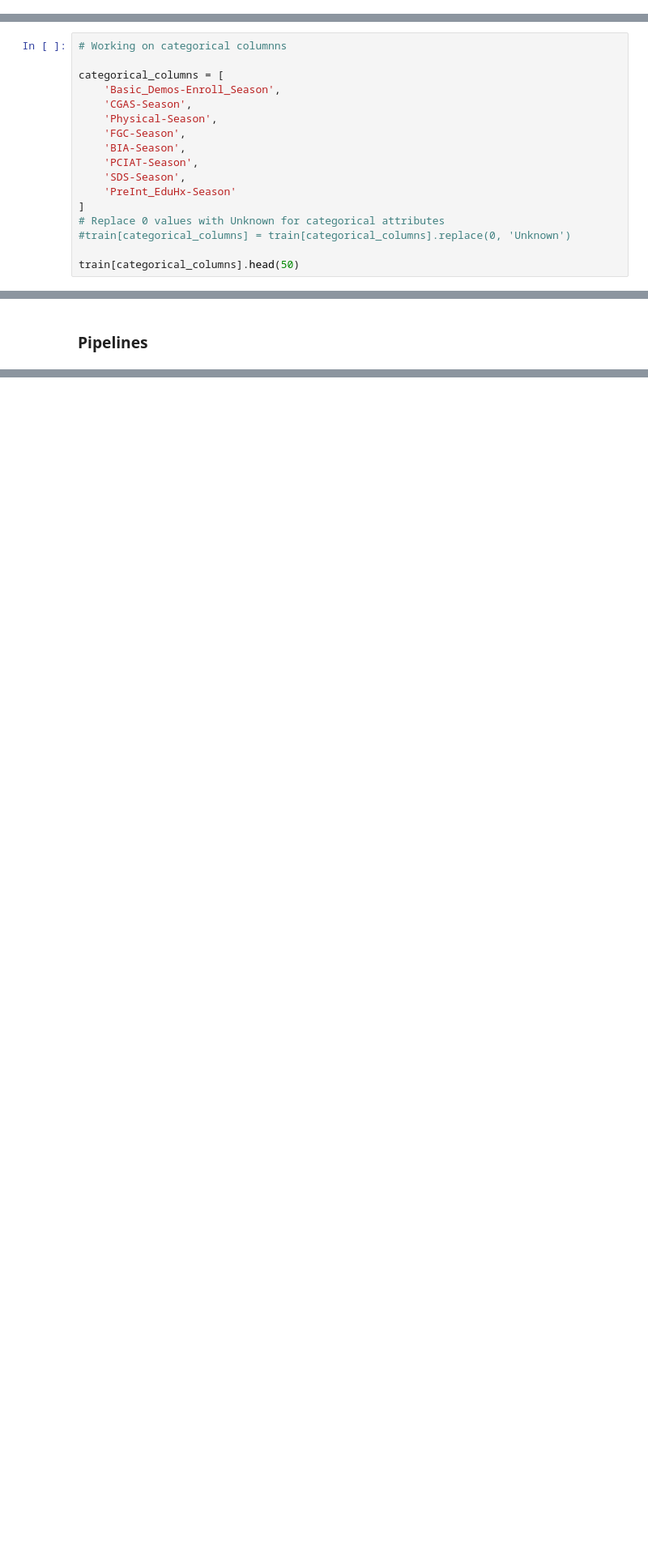
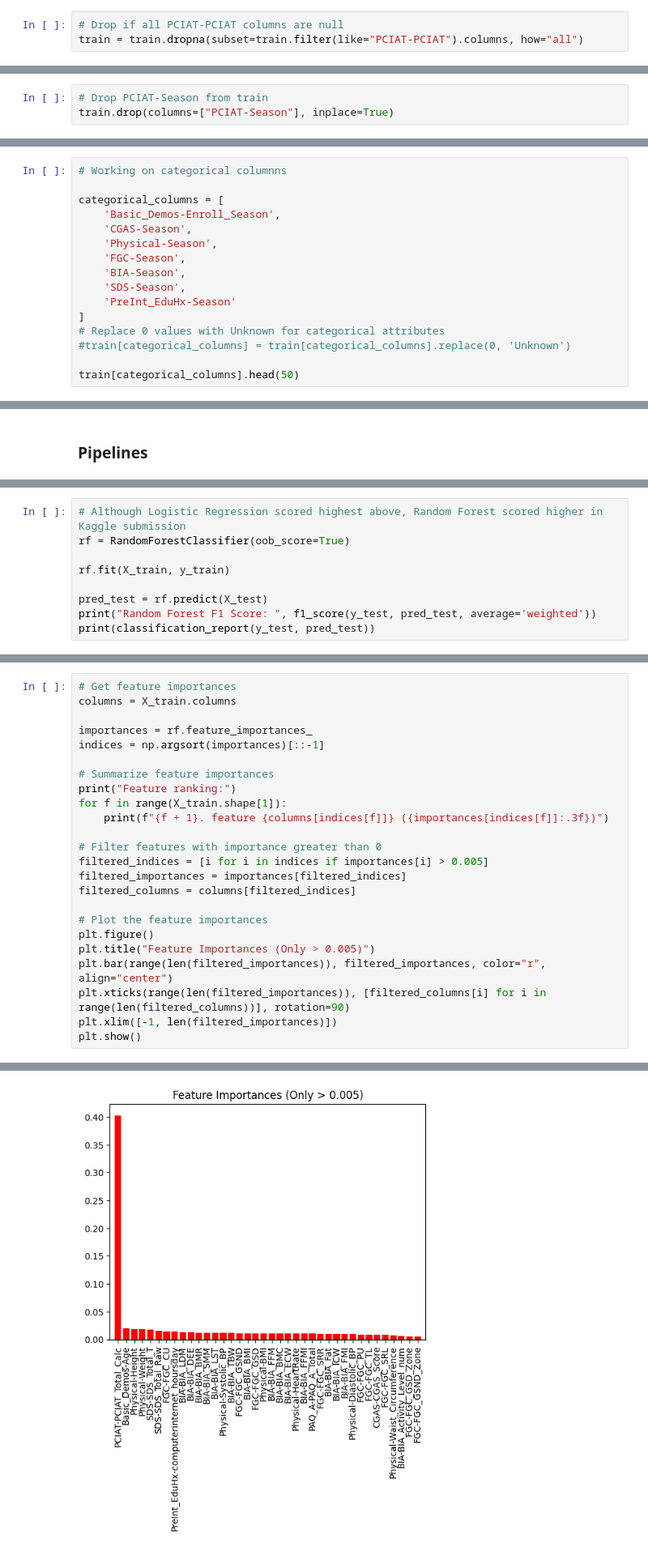
Before and after one commit to CeliePierre/Problematic-Internet-Use, a Jupyter notebook: kaggle-notebook.ipynb, the cells around one changed output, grey strips where cells are left out. Shown at 81% size. Drawn from its saved outputs; the diff is of its cells as text; blank space fills up the shorter version.

Commit message:
Added parquet data, feature engineering with PCIAT data, trained Random Forest model, fixed all 0s prediction error.

```diff
--- a/kaggle-notebook.ipynb
+++ b/kaggle-notebook.ipynb
@@ -123,0 +203,3 @@ test = test.drop("id", axis=1)
+# %%
+# Drop if all PCIAT-PCIAT columns are null
+train = train.dropna(subset=train.filter(like="PCIAT-PCIAT").columns, how="all")
@@ -123,0 +295,3 @@ test = test.drop("id", axis=1)
+# %%
+# Drop PCIAT-Season from train
+train.drop(columns=["PCIAT-Season"], inplace=True)
@@ -387,7 +755,6 @@ categorical_columns = [
     'Physical-Season',
     'FGC-Season',
     'BIA-Season',
-    'PCIAT-Season',
     'SDS-Season',
     'PreInt_EduHx-Season'
 ]
@@ -596,0 +921,9 @@ for i, model in enumerate(pipelines):
+# %%
+# Although Logistic Regression scored highest above, Random Forest scored higher in Kaggle submission
+rf = RandomForestClassifier(oob_score=True)
+
+rf.fit(X_train, y_train)
+
+pred_test = rf.predict(X_test)
+print("Random Forest F1 Score: ", f1_score(y_test, pred_test, average='weighted'))
+print(classification_report(y_test, pred_test))
@@ -596,0 +942,25 @@ for i, model in enumerate(pipelines):
+# %%
+# Get feature importances
+columns = X_train.columns
+
+importances = rf.feature_importances_
+indices = np.argsort(importances)[::-1]
+
+# Summarize feature importances
+print("Feature ranking:")
+for f in range(X_train.shape[1]):
+    print(f"{f + 1}. feature {columns[indices[f]]} ({importances[indices[f]]:.3f})")
+
+# Filter features with importance greater than 0
+filtered_indices = [i for i in indices if importances[i] > 0.005]
+filtered_importances = importances[filtered_indices]
+filtered_columns = columns[filtered_indices]
+
+# Plot the feature importances
+plt.figure()
+plt.title("Feature Importances (Only > 0.005)")
+plt.bar(range(len(filtered_importances)), filtered_importances, color="r", align="center")
+plt.xticks(range(len(filtered_importances)), [filtered_columns[i] for i in range(len(filtered_columns))], rotation=90)
+plt.xlim([-1, len(filtered_importances)])
+plt.show()
+# %% [output]
@@ -596,0 +984 @@ for i, model in enumerate(pipelines):
+[figure, added]
```
Also changed, not shown: parts of 69 cells of this notebook, 2 other files.
